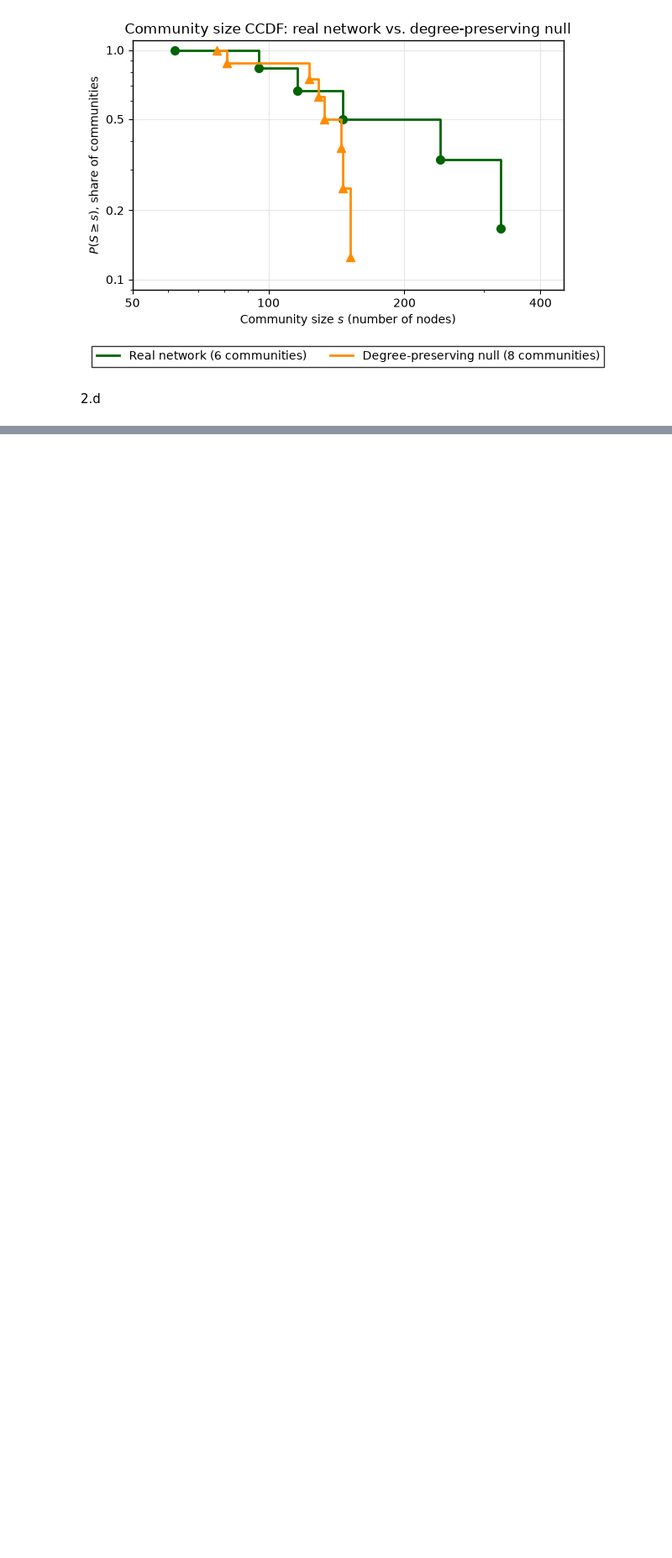
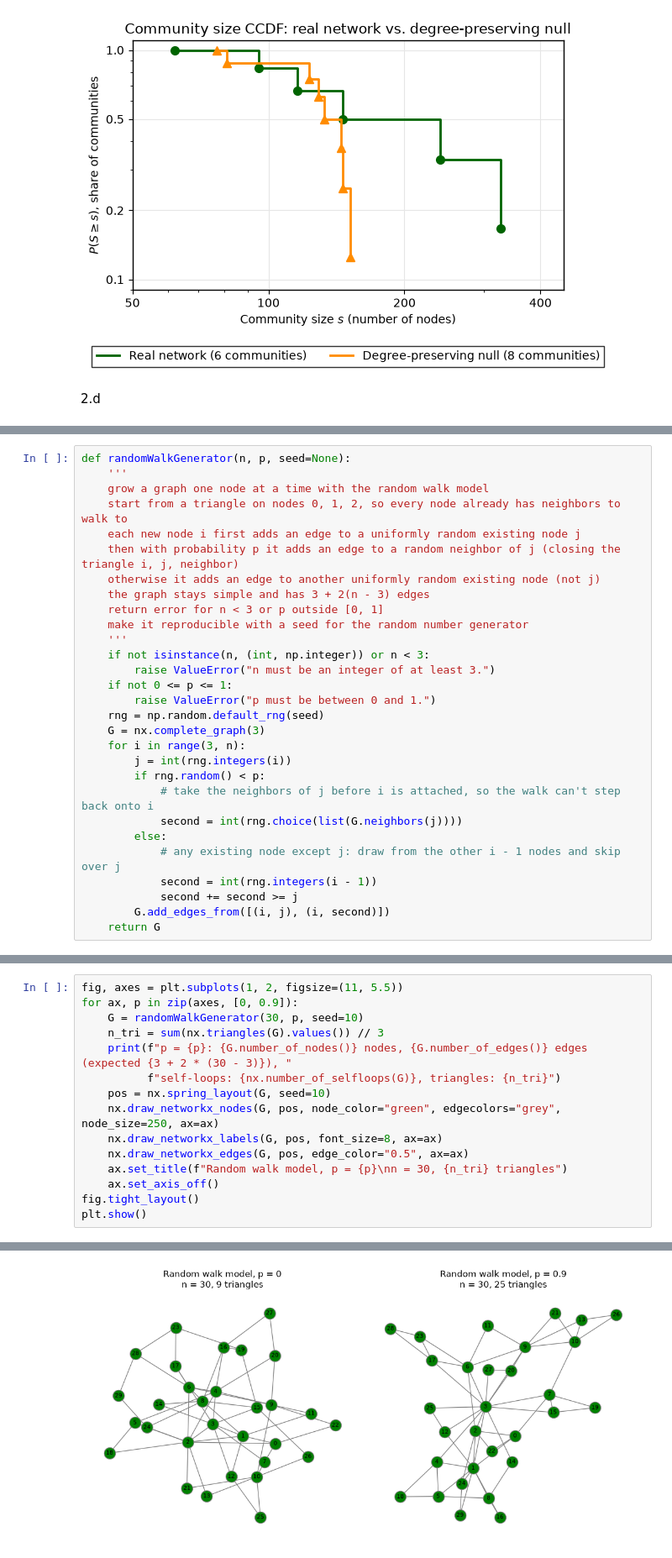
Before and after one commit to 14arjunk/CNET5051_Assignments, a Jupyter notebook: Assignment 2 Files/assignment02_kumar.ipynb, the cells around one changed output, grey strips where cells are left out. Shown at 84% size. Drawn from its saved outputs; the diff is of its cells as text; blank space fills up the shorter version.

```diff
--- a/Assignment 2 Files/assignment02_kumar.ipynb
+++ b/Assignment 2 Files/assignment02_kumar.ipynb
@@ -779,0 +923,29 @@ with plt.rc_context({"axes.facecolor": "white", "axes.edgecolor": "black", "axes
+# %%
+def randomWalkGenerator(n, p, seed=None):
+    '''
+    grow a graph one node at a time with the random walk model
+    start from a triangle on nodes 0, 1, 2, so every node already has neighbors to walk to
+    each new node i first adds an edge to a uniformly random existing node j
+    then with probability p it adds an edge to a random neighbor of j (closing the triangle i, j, neighbor)
+    otherwise it adds an edge to another uniformly random existing node (not j)
+    the graph stays simple and has 3 + 2(n - 3) edges
+    return error for n < 3 or p outside [0, 1]
+    make it reproducible with a seed for the random number generator
+    '''
+    if not isinstance(n, (int, np.integer)) or n < 3:
+        raise ValueError("n must be an integer of at least 3.")
+    if not 0 <= p <= 1:
+        raise ValueError("p must be between 0 and 1.")
+    rng = np.random.default_rng(seed)
+    G = nx.complete_graph(3)
+    for i in range(3, n):
+        j = int(rng.integers(i))
+        if rng.random() < p:
+            # take the neighbors of j before i is attached, so the walk can't step back onto i
+            second = int(rng.choice(list(G.neighbors(j))))
+        else:
+            # any existing node except j: draw from the other i - 1 nodes and skip over j
+            second = int(rng.integers(i - 1))
+            second += second >= j
+        G.add_edges_from([(i, j), (i, second)])
+    return G
@@ -779,0 +956,16 @@ with plt.rc_context({"axes.facecolor": "white", "axes.edgecolor": "black", "axes
+# %%
+fig, axes = plt.subplots(1, 2, figsize=(11, 5.5))
+for ax, p in zip(axes, [0, 0.9]):
+    G = randomWalkGenerator(30, p, seed=10)
+    n_tri = sum(nx.triangles(G).values()) // 3
+    print(f"p = {p}: {G.number_of_nodes()} nodes, {G.number_of_edges()} edges (expected {3 + 2 * (30 - 3)}), "
+          f"self-loops: {nx.number_of_selfloops(G)}, triangles: {n_tri}")
+    pos = nx.spring_layout(G, seed=10)
+    nx.draw_networkx_nodes(G, pos, node_color="green", edgecolors="grey", node_size=250, ax=ax)
+    nx.draw_networkx_labels(G, pos, font_size=8, ax=ax)
+    nx.draw_networkx_edges(G, pos, edge_color="0.5", ax=ax)
+    ax.set_title(f"Random walk model, p = {p}\nn = 30, {n_tri} triangles")
+    ax.set_axis_off()
+fig.tight_layout()
+plt.show()
+# %% [output]
@@ -779,0 +974 @@ with plt.rc_context({"axes.facecolor": "white", "axes.edgecolor": "black", "axes
+[figure, added]
```
Also changed, not shown: parts of 27 cells of this notebook, 5 other files.
